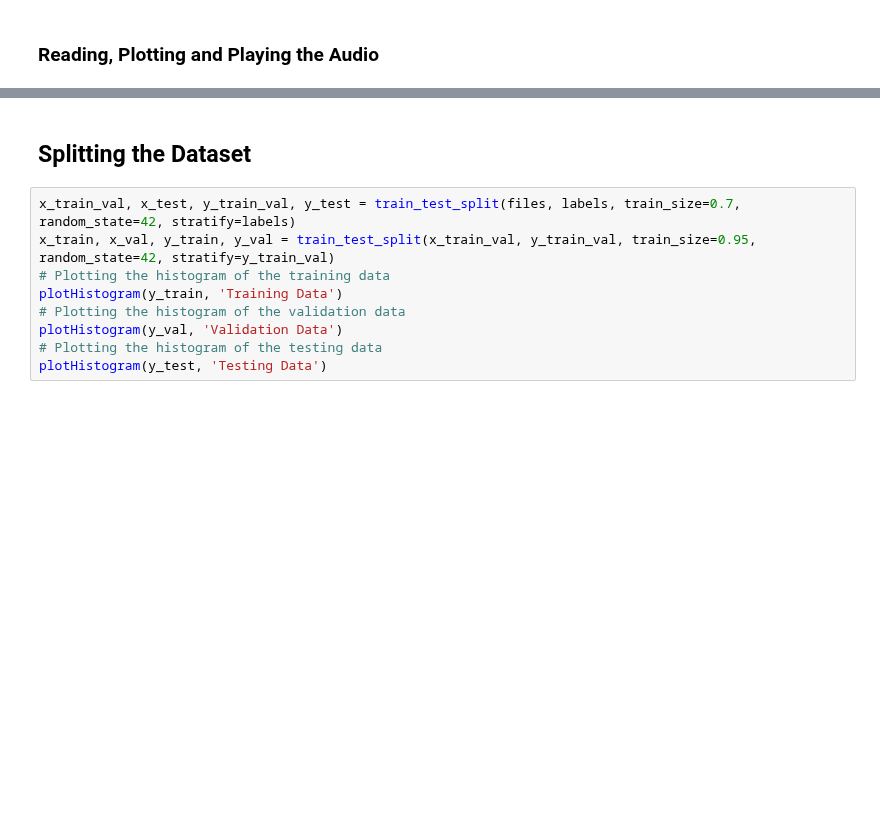
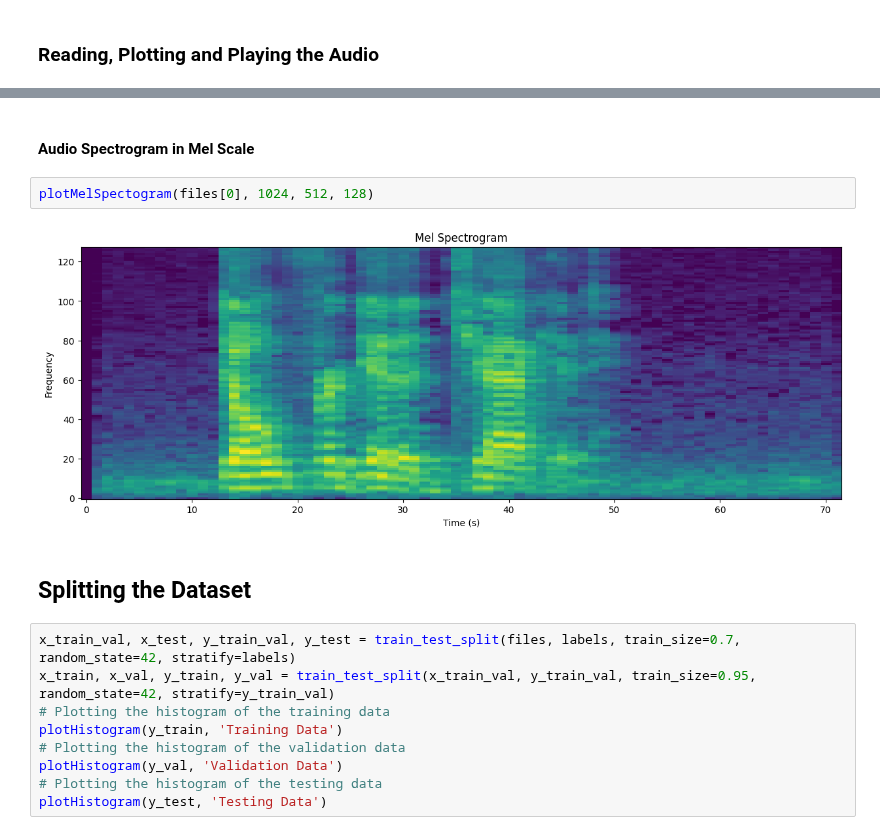
Before and after one commit to yousefkotp/Speech-Emotion-Recognition, a Jupyter notebook: main.ipynb, the cells around one changed output, grey strips where cells are left out. Cells and saved outputs as stored; diff of their text form; blank space fills up the shorter version.

```diff
--- a/main.ipynb
+++ b/main.ipynb
@@ -103,3 +136,9 @@ playAudio(files[0])
+# %% [markdown]
+#### Audio Spectrogram in Mel Scale
+# %%
+plotMelSpectogram(files[0], 1024, 512, 128)
+# %% [output]
+[figure, added]
 # %% [markdown]
 ## Splitting the Dataset
 # %%
```
Also changed, not shown: parts of 7 cells of this notebook.
